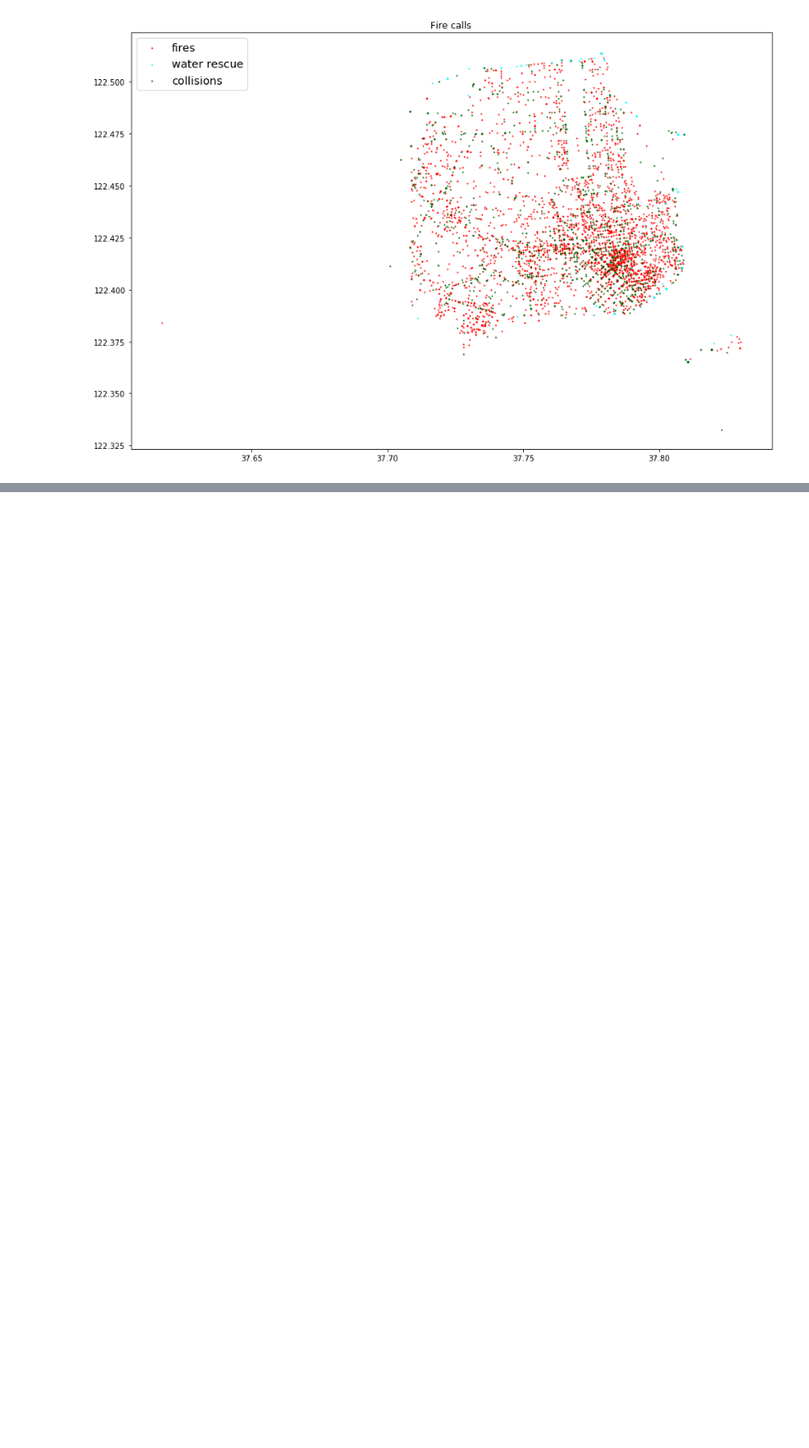
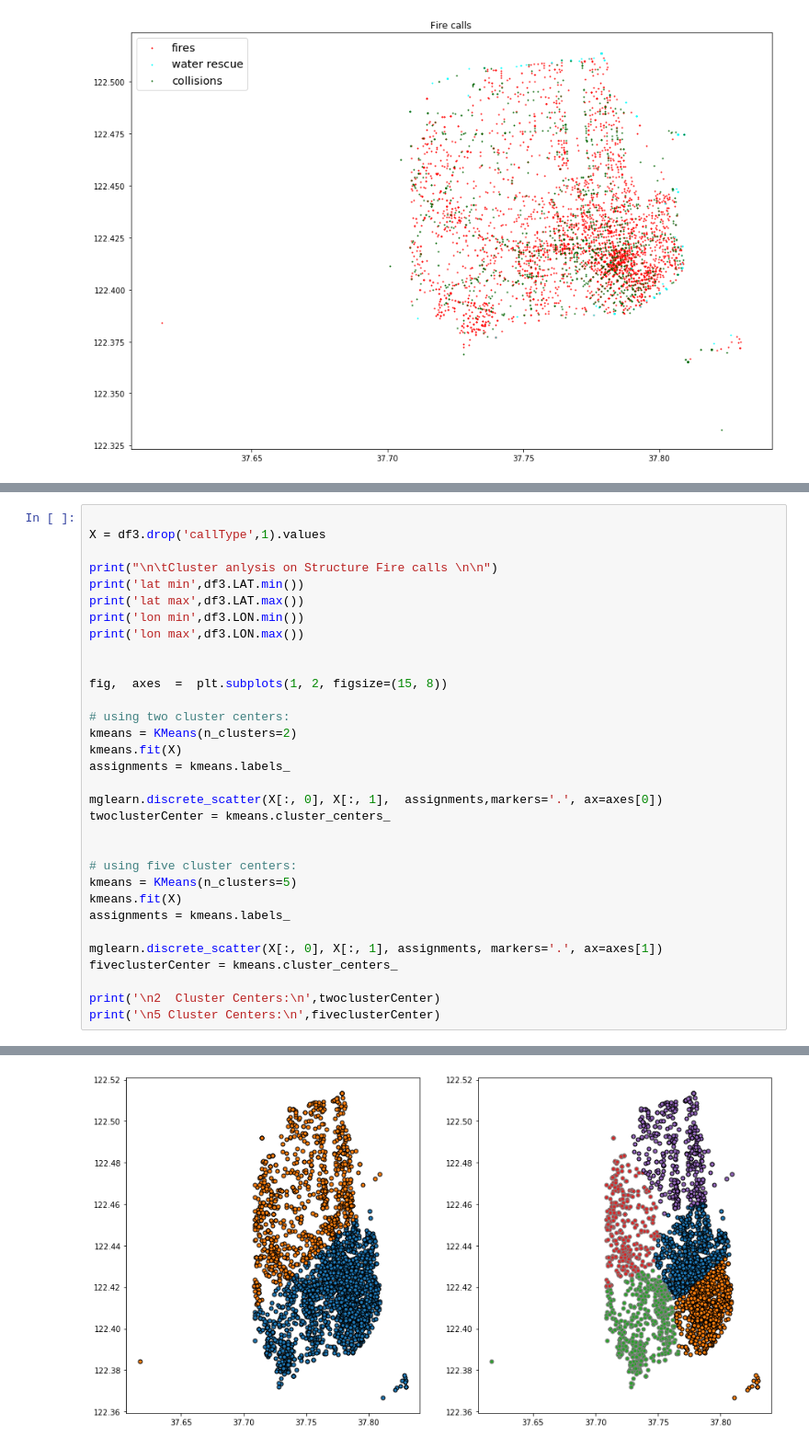
Before and after one commit to kbowerma/data_privacy_examples, a Jupyter notebook: FireData.ipynb, the cells around one changed output, grey strips where cells are left out. Shown at 92% size. Cells and saved outputs as stored; diff of their text form; blank space fills up the shorter version.

```diff
--- a/FireData.ipynb
+++ b/FireData.ipynb
@@ -194,0 +199,33 @@ lon max 122.510341318055
+# %%
+
+X = df3.drop('callType',1).values
+
+print("\n\tCluster anlysis on Structure Fire calls \n\n")
+print('lat min',df3.LAT.min())
+print('lat max',df3.LAT.max())
+print('lon min',df3.LON.min())
+print('lon max',df3.LON.max())
+
+
+fig,  axes  =  plt.subplots(1, 2, figsize=(15, 8))
+
+# using two cluster centers:
+kmeans = KMeans(n_clusters=2)
+kmeans.fit(X)
+assignments = kmeans.labels_
+
+mglearn.discrete_scatter(X[:, 0], X[:, 1],  assignments,markers='.', ax=axes[0])
+twoclusterCenter = kmeans.cluster_centers_
+
+
+# using five cluster centers:
+kmeans = KMeans(n_clusters=5)
+kmeans.fit(X)
+assignments = kmeans.labels_
+
+mglearn.discrete_scatter(X[:, 0], X[:, 1], assignments, markers='.', ax=axes[1])
+fiveclusterCenter = kmeans.cluster_centers_
+
+print('\n2  Cluster Centers:\n',twoclusterCenter)
+print('\n5 Cluster Centers:\n',fiveclusterCenter)
+# %% [output]
@@ -194,0 +250 @@ lon max 122.510341318055
+[figure, added]
```
Also changed, not shown: parts of 3 cells of this notebook.
